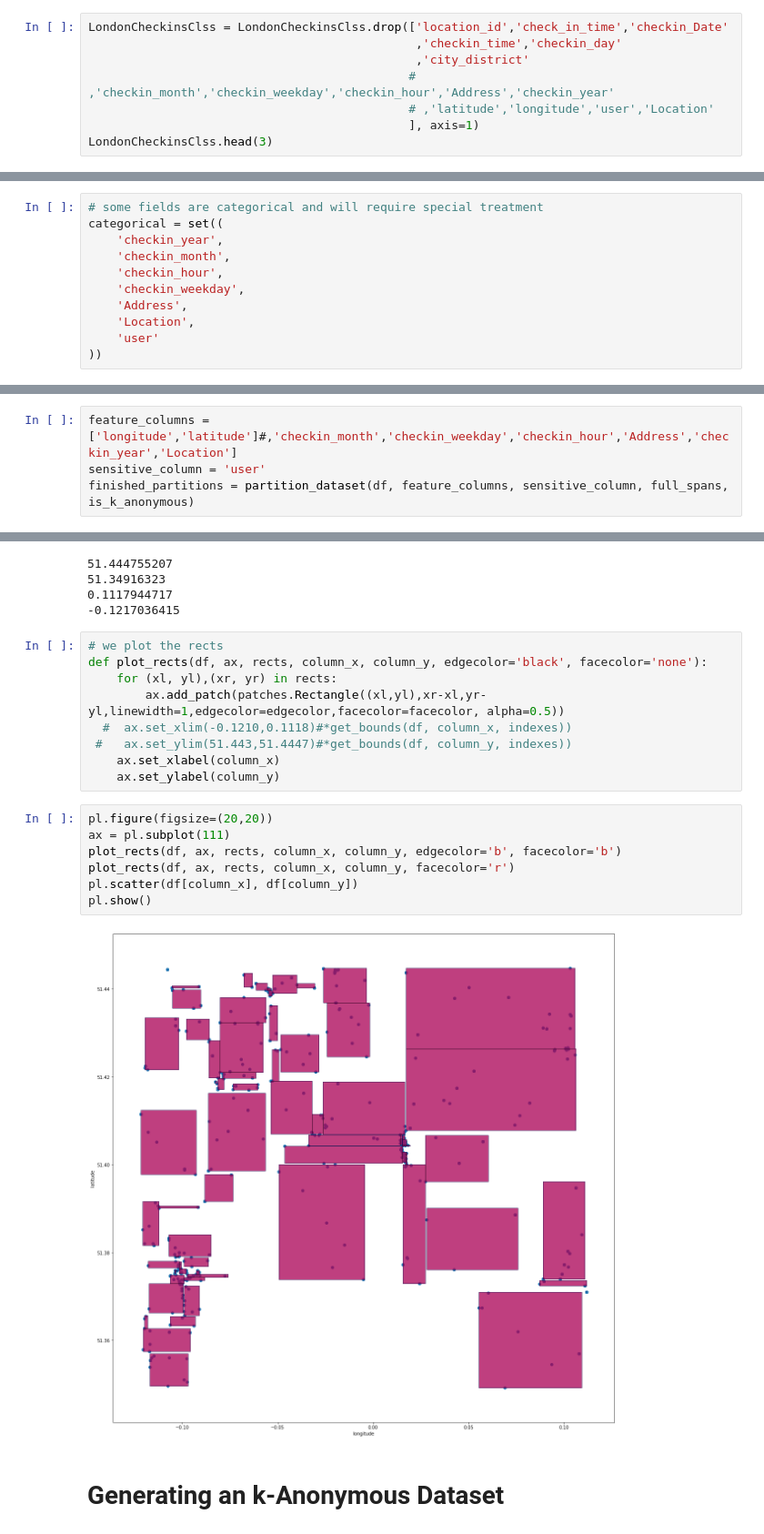
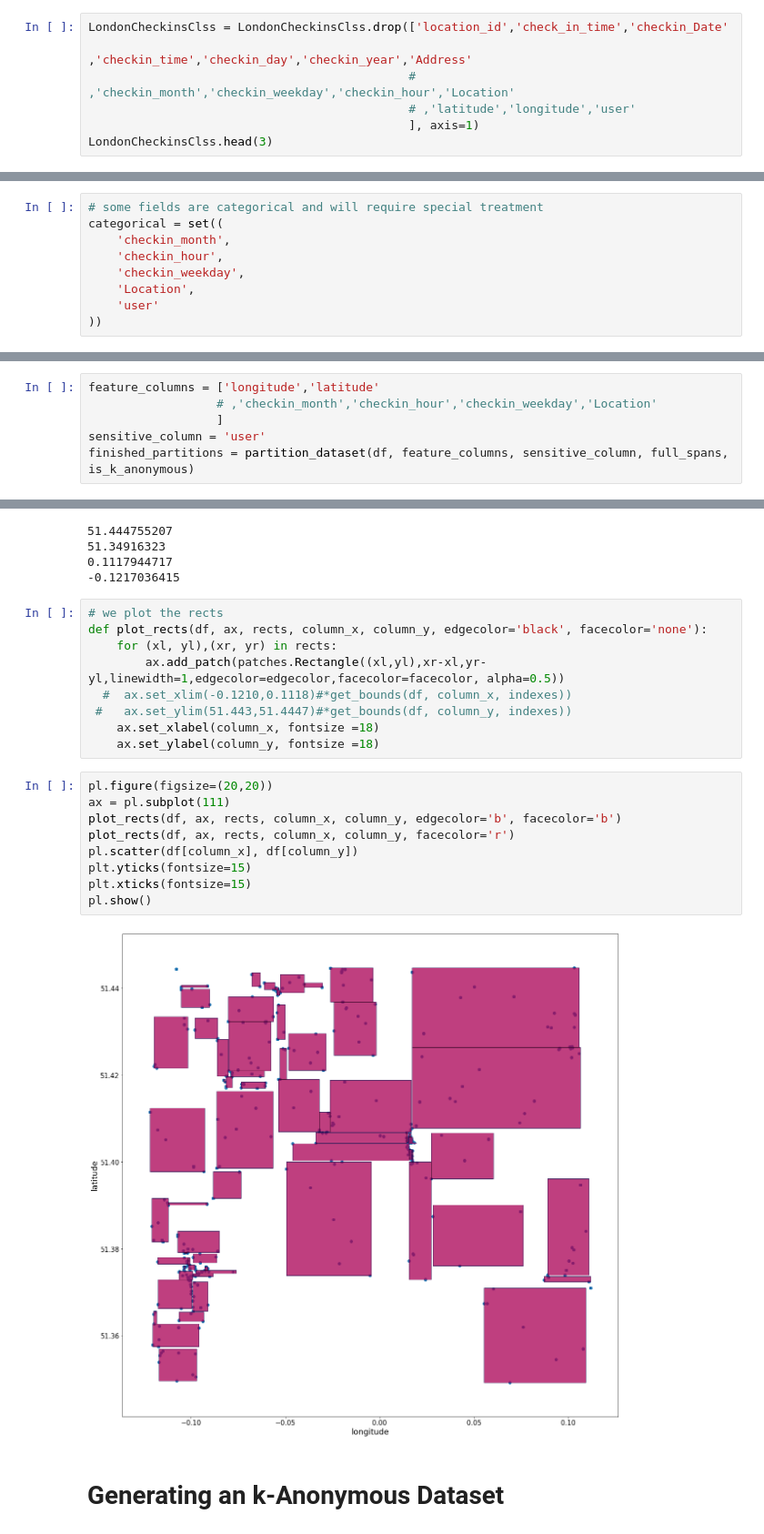
Before and after one commit to bwozny/Location-based-Privacy-Protection, a Jupyter notebook: 2. LBS K-Anonymity.ipynb, the cells around one changed output, grey strips where cells are left out. Shown at 91% size. Saved outputs shown, nothing was run; the diff lists cells and outputs as text.

```diff
--- a/2. LBS K-Anonymity.ipynb
+++ b/2. LBS K-Anonymity.ipynb
@@ -29,9 +38,8 @@ LondonCheckinsClss.head(2)
 # %%
 LondonCheckinsClss = LondonCheckinsClss.drop(['location_id','check_in_time','checkin_Date'
-                                              ,'checkin_time','checkin_day'
-                                              ,'city_district'
-                                             # ,'checkin_month','checkin_weekday','checkin_hour','Address','checkin_year'
-                                             # ,'latitude','longitude','user','Location'
+                                              ,'checkin_time','checkin_day','checkin_year','Address'
+                                             # ,'checkin_month','checkin_weekday','checkin_hour','Location'
+                                             # ,'latitude','longitude','user'
                                              ], axis=1)
 LondonCheckinsClss.head(3)
 # %% [output]
@@ -44,11 +57,9 @@ LondonCheckinsClss['user'] = LondonCheckinsClss['user'].apply(str)
 # %%
 # some fields are categorical and will require special treatment
 categorical = set((
-    'checkin_year',
     'checkin_month',
     'checkin_hour',
     'checkin_weekday',
-    'Address',
     'Location',
     'user'
 ))
@@ -167,7 +174,9 @@ def partition_dataset(df, feature_columns, sensitive_column, scale, is_valid):
 # %% [markdown]
 ## Apply partitioning functions to dataset
 # %%
-feature_columns = ['longitude','latitude']#,'checkin_month','checkin_weekday','checkin_hour','Address','checkin_year','Location']
+feature_columns = ['longitude','latitude'
+                  # ,'checkin_month','checkin_hour','checkin_weekday','Location'
+                  ]
 sensitive_column = 'user'
 finished_partitions = partition_dataset(df, feature_columns, sensitive_column, full_spans, is_k_anonymous)
 # %%
@@ -333,16 +267,18 @@ def plot_rects(df, ax, rects, column_x, column_y, edgecolor='black', facecolor='
         ax.add_patch(patches.Rectangle((xl,yl),xr-xl,yr-yl,linewidth=1,edgecolor=edgecolor,facecolor=facecolor, alpha=0.5))
   #  ax.set_xlim(-0.1210,0.1118)#*get_bounds(df, column_x, indexes))
  #   ax.set_ylim(51.443,51.4447)#*get_bounds(df, column_y, indexes))
-    ax.set_xlabel(column_x)
-    ax.set_ylabel(column_y)
+    ax.set_xlabel(column_x, fontsize =18)
+    ax.set_ylabel(column_y, fontsize =18)
 # %%
 pl.figure(figsize=(20,20))
 ax = pl.subplot(111)
 plot_rects(df, ax, rects, column_x, column_y, edgecolor='b', facecolor='b')
 plot_rects(df, ax, rects, column_x, column_y, facecolor='r')
 pl.scatter(df[column_x], df[column_y])
+plt.yticks(fontsize=15)
+plt.xticks(fontsize=15)
 pl.show()
 # %% [output]
-[figure, old version]
+[figure, new version]
 # %% [markdown]
 # Generating an k-Anonymous Dataset
```
Also changed, not shown: parts of 55 cells of this notebook, 4 other files.
